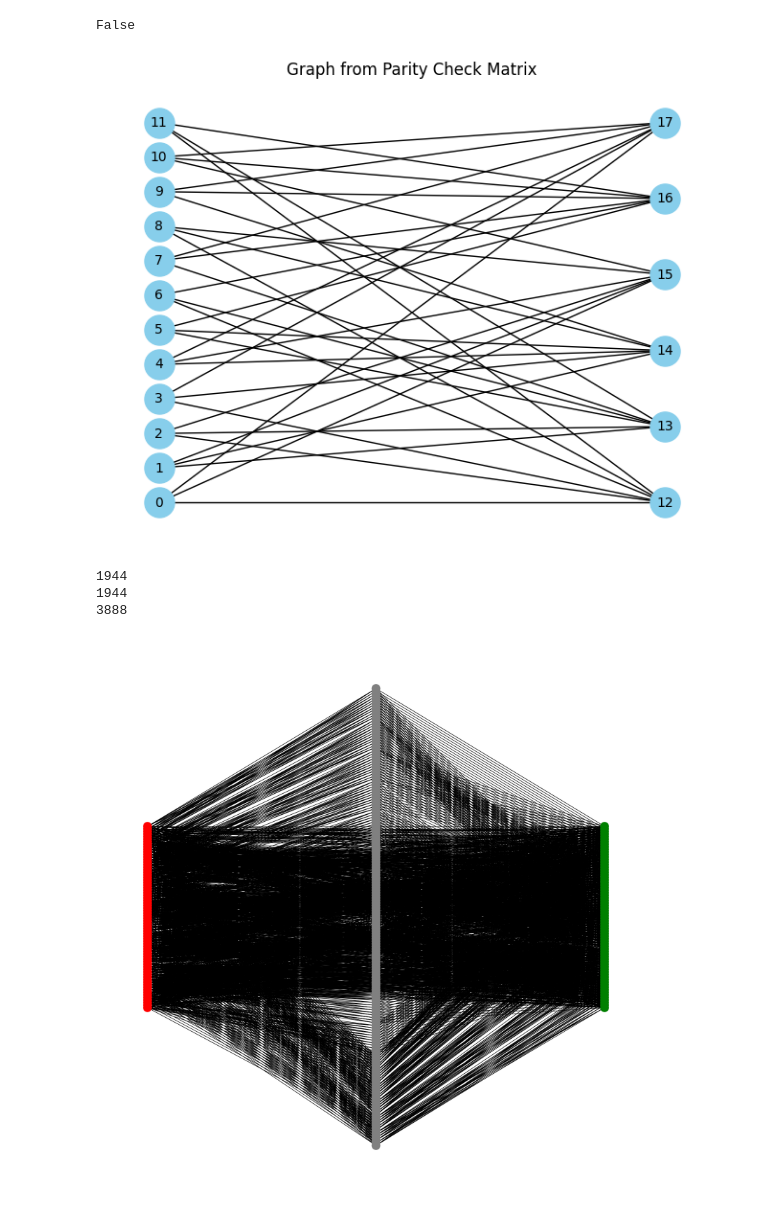
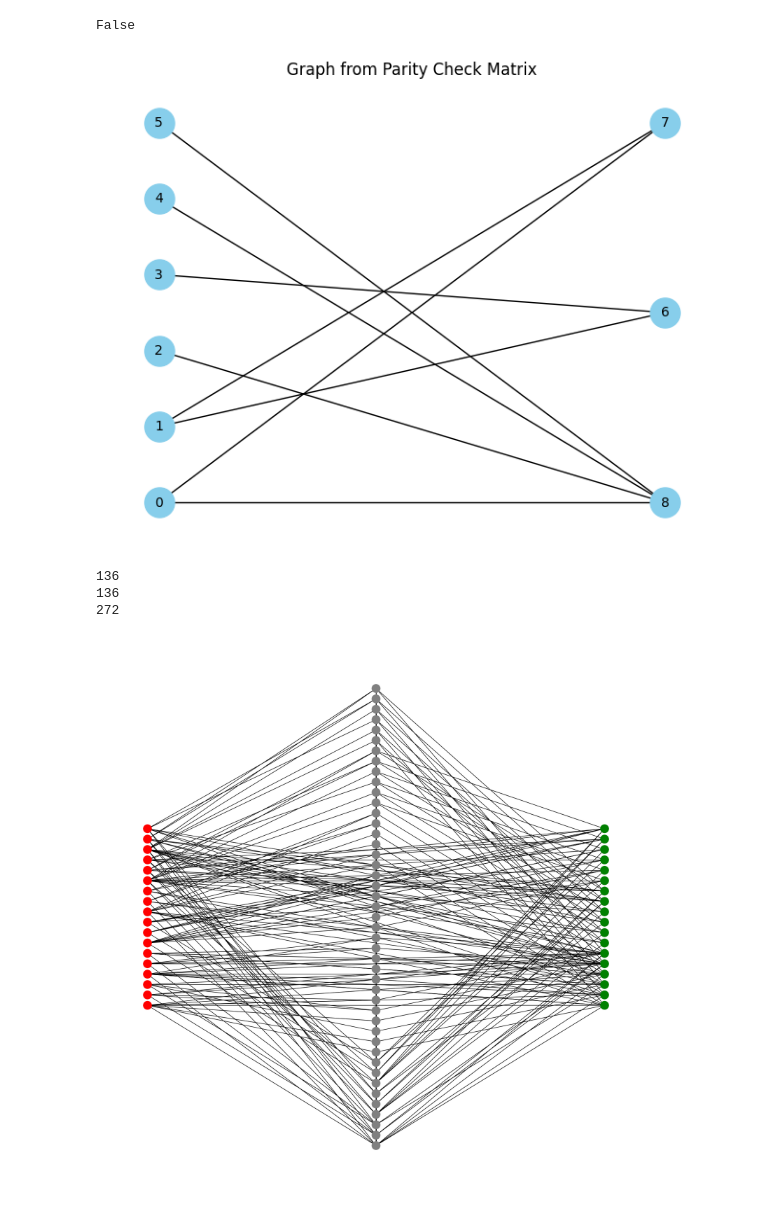
Before and after one commit to LaserCoder/NeutralAtomsLayout, a Jupyter notebook: ASMCreator.ipynb, the cells around one changed output. Drawn from its saved outputs; the diff is of its cells as text; code cells hidden in the pictures.

```diff
--- a/ASMCreator.ipynb
+++ b/ASMCreator.ipynb
@@ -6,44 +7,47 @@ import matplotlib.pyplot as plt
 # %%
 #The following parity check matrix is generated using Radford Neals LDPC-Codes Library
 #./make-ldpc dummy 6 12 1 evenboth 3
-binary_string = """ 1 0 1 1 0 0 1 0 1 0 0 1
+big_binary_string = """ 1 0 1 1 0 0 1 0 1 0 0 1
                     0 1 1 0 0 1 1 1 0 0 0 1
                     0 1 0 1 1 1 0 0 1 1 0 0
                     1 1 1 0 1 0 0 0 1 0 1 0
                     0 0 0 0 0 1 1 1 0 1 1 1
                     1 0 0 1 1 0 0 1 0 1 1 0"""
 
+binary_string = """ 0 1 0 1 0 0
+                    1 1 0 0 0 0
+                    1 0 1 0 1 1 """
 H = np.array([[int(bit) for bit in line.split()] for line in binary_string.split('\n')])
 print(scipy.sparse.issparse(H))
 
 # Create a bipartite graph
 G = nx.Graph()
 
 # Determine the dimensions of the parity check matrix
 num_checks, num_vars = H.shape
 
 # Create variable nodes and check nodes
 variable_nodes = list(range(num_vars))
 check_nodes = list(range(num_vars, num_vars + num_checks))
 
 # Add nodes to the graph
 G.add_nodes_from(variable_nodes, bipartite=0)  # Variable nodes
 G.add_nodes_from(check_nodes, bipartite=1)     # Check nodes
 
 # Add edges between variable and check nodes based on the parity check matrix
 for i in range(num_checks):
     for j in range(num_vars):
         if H[i, j] == 1:
             G.add_edge(j, num_vars + i)
 
 
 pos = nx.bipartite_layout(G, variable_nodes)
 nx.draw(G, pos, with_labels=True, node_size=500, node_color='skyblue', font_size=10, font_color='black')
 plt.title("Graph from Parity Check Matrix")
 plt.show()
 # %% [output]
 False
-[figure, old version]
+[figure, new version]
 # %%
 #Code to Construct QLDPC Code From LDPC Code Following Construction given by Tillich and Zemor
 
@@ -76,7 +80,7 @@ plt.figure(figsize=(16, 16))
 nx.draw(HP, pos, node_color=color, with_labels=False)
 plt.show()
 # %% [output]
-1944
-1944
-3888
+136
+136
+272
-[figure, old version]
+[figure, new version]
```
Also changed, not shown: parts of 5 cells of this notebook.
